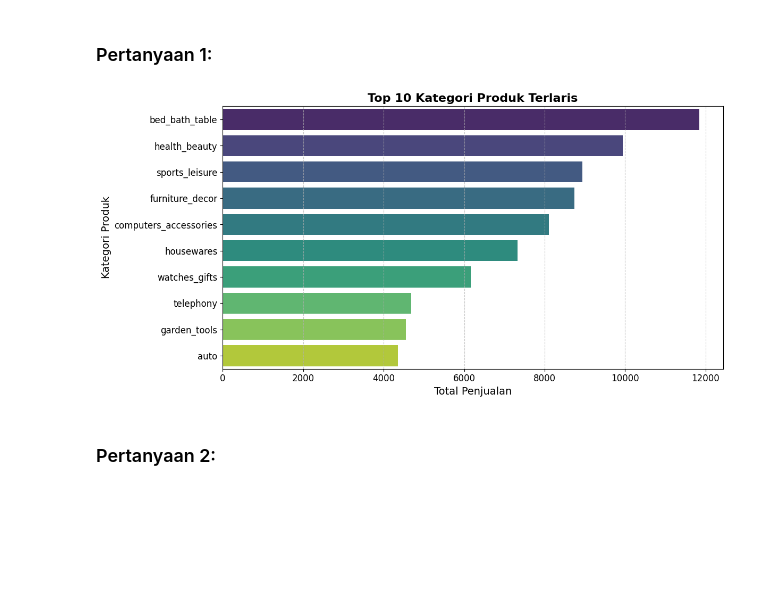
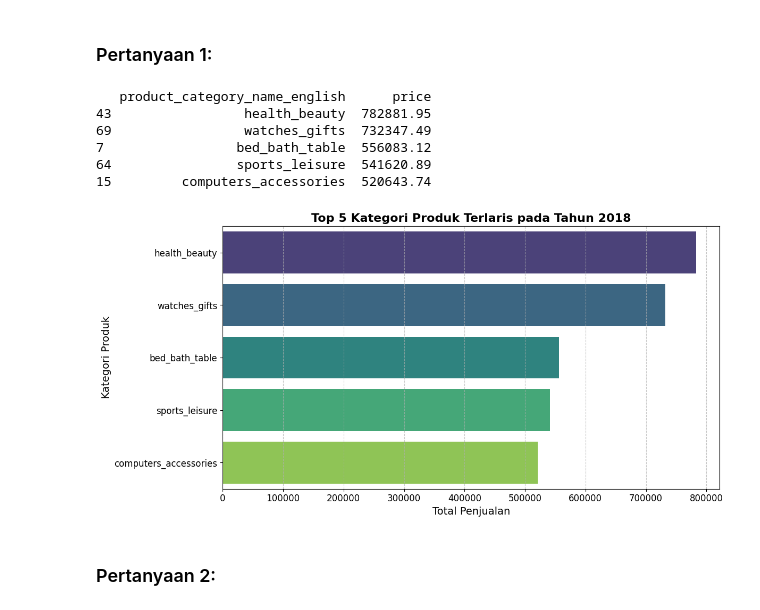
Before and after one commit to tribber93/Proyek-Analisis-Data---E-Commerce-Public-Dataset, a Jupyter notebook: Proyek Analisis Data - E-Commerce Public Dataset.ipynb, the cells around one changed output. Cells and saved outputs as stored; diff of their text form; code cells hidden in the pictures; blank space fills up the shorter version.

```diff
--- a/Proyek Analisis Data - E-Commerce Public Dataset.ipynb
+++ b/Proyek Analisis Data - E-Commerce Public Dataset.ipynb
@@ -164,6 +207,9 @@ df = df.astype(dict_time_col)
 df = df.drop(columns=["review_id", "review_score", "review_comment_title",
                  "review_comment_message", "review_creation_date",
                  "review_answer_timestamp"])
+# %%
+# Menangani data duplikat
+df = df.drop_duplicates()
 # %%
 # Mengetahui perubahan tipe data
 df.info()
@@ -267,28 +313,39 @@ plt.show()
 ## Visualization & Explanatory Analysis
 # %% [markdown]
 ### Pertanyaan 1:
+# %%
+# Filter data untuk tahun 2018
+df_2018 = df[df['order_purchase_timestamp'].dt.year == 2018]
+# %%
+# Aggregasi total penjualan per kategori produk
+top_products_2018 = df_2018.groupby('product_category_name_english')['price'].sum().reset_index()
+
+# Mengurutkan dari yang terbesar
+top_products_2018 = top_products_2018.sort_values(by='price', ascending=False)
+
+# Menampilkan 5 kategori produk terlaris
+top_5_products_2018 = top_products_2018.head(5)
+print(top_5_products_2018)
+# %% [output]
+   product_category_name_english      price
+43                 health_beauty  782881.95
+69                 watches_gifts  732347.49
+7                 bed_bath_table  556083.12
+64                sports_leisure  541620.89
+15         computers_accessories  520643.74
 # %%
-# Menghitung total penjualan per kategori produk
-top_products = df['product_category_name_english'].value_counts().reset_index()
-
-# Mengurutkan dari yang terbesar
-top_products = top_products.sort_values(by='count', ascending=False)
-
-# Menampilkan 10 kategori produk terlaris
-top_10_products = top_products.head(10)
-
-# Visualisasi
+# Visualisasi 5 kategori produk terlaris
 plt.figure(figsize=(12, 6))
-sns.barplot(x='count', y='product_category_name_english', data=top_10_products, hue='product_category_name_english',palette='viridis')
-plt.title('Top 10 Kategori Produk Terlaris', fontsize=16, fontweight='bold')
+sns.barplot(x='price', y='product_category_name_english', hue='product_category_name_english', data=top_5_products_2018, palette='viridis')
+plt.title('Top 5 Kategori Produk Terlaris pada Tahun 2018', fontsize=16, fontweight='bold')
 plt.xlabel('Total Penjualan', fontsize=14)
 plt.ylabel('Kategori Produk', fontsize=14)
 plt.xticks(fontsize=12)
 plt.yticks(fontsize=12)
 plt.grid(axis='x', linestyle='--', alpha=0.7)
 plt.tight_layout()
 plt.show()
 # %% [output]
-[figure, old version]
+[figure, new version]
 # %% [markdown]
 ### Pertanyaan 2:
```
Also changed, not shown: parts of 20 cells of this notebook, 2 other files.
